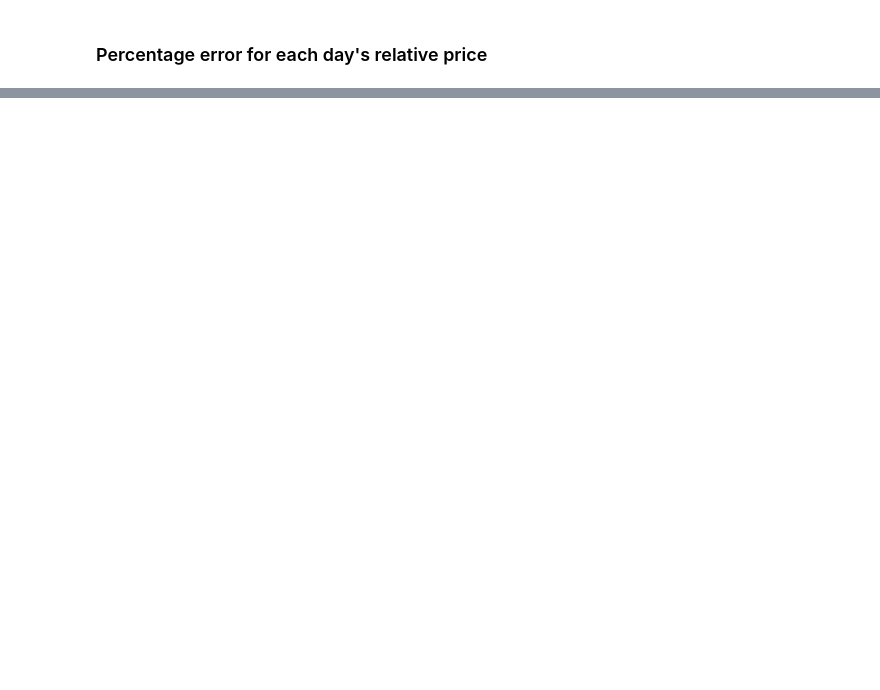
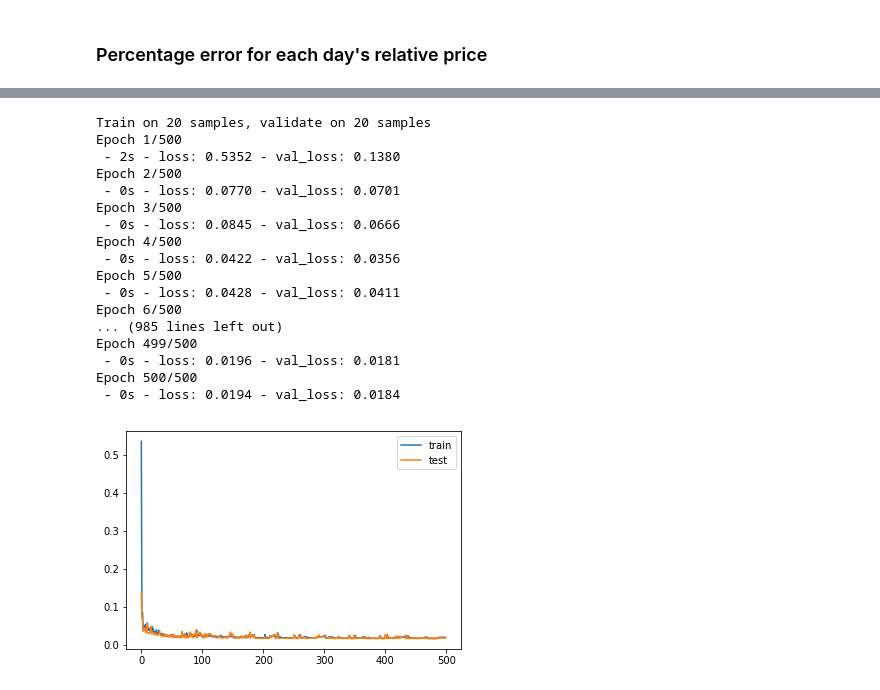
Before and after one commit to YILINGU10/Portfolio_Selection, a Jupyter notebook: PortfolioSelection_0726.ipynb, the cells around one changed output, grey strips where cells are left out. Saved outputs shown, nothing was run; the diff lists cells and outputs as text; code cells hidden in the pictures; blank space fills up the shorter version.

Commit message:
Add LSTM
Add LSTM model demo

```diff
--- a/PortfolioSelection_0726.ipynb
+++ b/PortfolioSelection_0726.ipynb
@@ -436,0 +447,5 @@ pd.DataFrame(abs(dfp_result - SPMC_SPY_relative_price_benchmark)/SPMC_SPY_relati
+# %%
+n_lag = 1
+
+train_input = pd.concat([SPMC_SPY_relative_price_benchmark.iloc[:-1],top10_bot10.iloc[:-1,:]],axis = 1)
+train_output = SPMC_SPY_relative_price_benchmark.iloc[1:]
@@ -436,0 +494,3 @@ pd.DataFrame(abs(dfp_result - SPMC_SPY_relative_price_benchmark)/SPMC_SPY_relati
+# %%
+train_input = train_input.values.reshape((train_input.shape[0],1,train_input.shape[1]))
+train_output = train_output.values
@@ -436,0 +500,32 @@ pd.DataFrame(abs(dfp_result - SPMC_SPY_relative_price_benchmark)/SPMC_SPY_relati
+# %%
+# design network
+LSTM_model = Sequential()
+LSTM_model.add(LSTM(50, input_shape=(train_input.shape[1], train_input.shape[2])))
+LSTM_model.add(Dense(1))
+LSTM_model.compile(loss='mae', optimizer='adam')
+# fit network
+history = LSTM_model.fit(train_input, train_output, batch_size = 1, epochs = 500, validation_data = (train_input, train_output), verbose=2, shuffle=False)
+# plot history
+pyplot.plot(history.history['loss'], label='train')
+pyplot.plot(history.history['val_loss'], label='test')
+pyplot.legend()
+pyplot.show()
+# %% [output]
+Train on 20 samples, validate on 20 samples
+Epoch 1/500
+ - 2s - loss: 0.5352 - val_loss: 0.1380
+Epoch 2/500
+ - 0s - loss: 0.0770 - val_loss: 0.0701
+Epoch 3/500
+ - 0s - loss: 0.0845 - val_loss: 0.0666
+Epoch 4/500
+ - 0s - loss: 0.0422 - val_loss: 0.0356
+Epoch 5/500
+ - 0s - loss: 0.0428 - val_loss: 0.0411
+Epoch 6/500
+... (985 lines left out)
+Epoch 499/500
+ - 0s - loss: 0.0196 - val_loss: 0.0181
+Epoch 500/500
+ - 0s - loss: 0.0194 - val_loss: 0.0184
+[figure, added]
```
Also changed, not shown: parts of 15 cells of this notebook.
